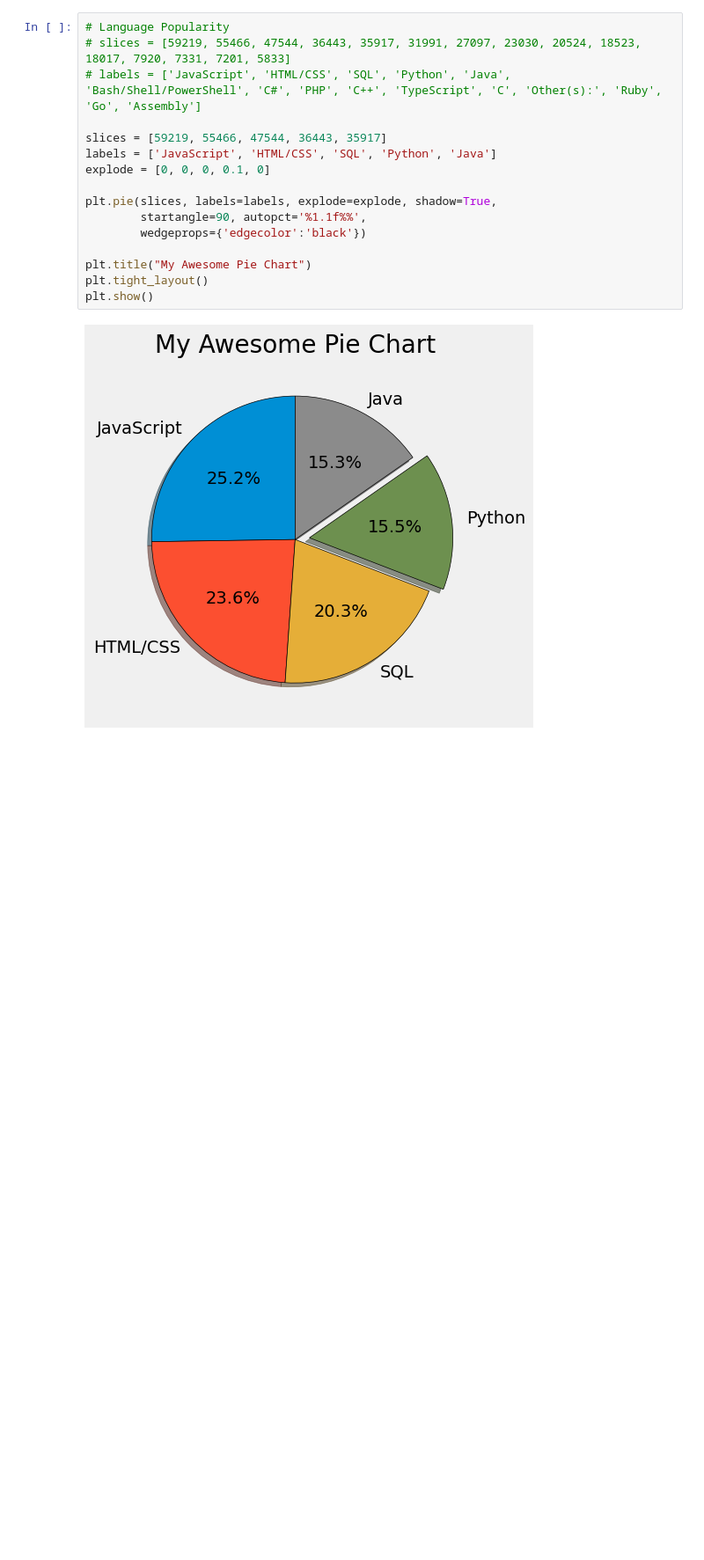
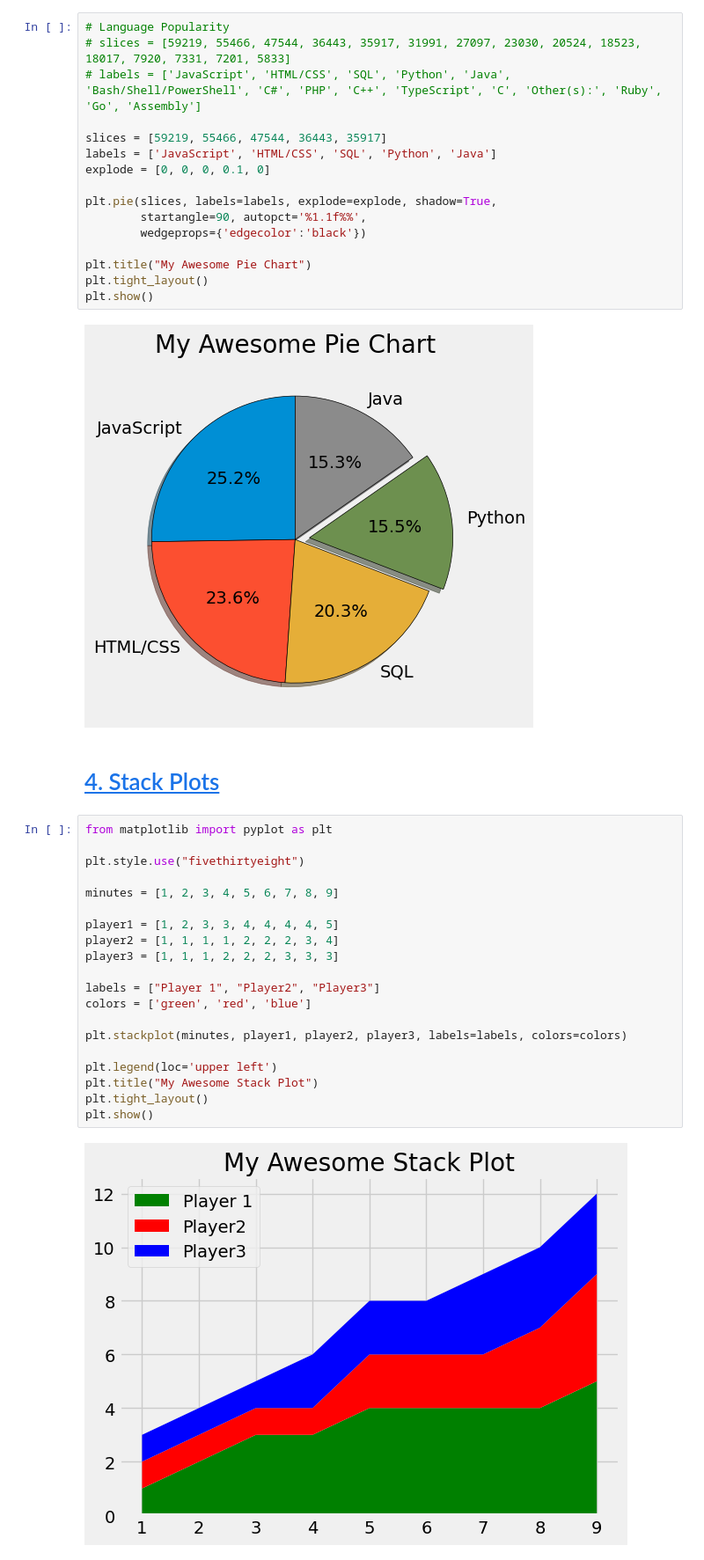
Before and after one commit to davidzheng66/python3, a Jupyter notebook: matplotlib/matplot.ipynb, the cells around one changed output. Shown at 88% size. Saved outputs shown, nothing was run; the diff lists cells and outputs as text; blank space fills up the shorter version.

Commit message:
Add stack plots

```diff
--- a/matplotlib/matplot.ipynb
+++ b/matplotlib/matplot.ipynb
@@ -261,3 +261,27 @@ plt.tight_layout()
 plt.show()
 # %% [output]
 [figure]
+# %% [markdown]
+# [4. Stack Plots](https://www.youtube.com/watch?v=xN-Supd4H38&list=PL-osiE80TeTt2d9bfVyTiXJA-UTHn6WwU&index=115)
+# %%
+from matplotlib import pyplot as plt
+
+plt.style.use("fivethirtyeight")
+
+minutes = [1, 2, 3, 4, 5, 6, 7, 8, 9]
+
+player1 = [1, 2, 3, 3, 4, 4, 4, 4, 5]
+player2 = [1, 1, 1, 1, 2, 2, 2, 3, 4]
+player3 = [1, 1, 1, 2, 2, 2, 3, 3, 3]
+
+labels = ["Player 1", "Player2", "Player3"]
+colors = ['green', 'red', 'blue']
+
+plt.stackplot(minutes, player1, player2, player3, labels=labels, colors=colors)
+
+plt.legend(loc='upper left')
+plt.title("My Awesome Stack Plot")
+plt.tight_layout()
+plt.show()
+# %% [output]
+[figure, added]
```
Also changed, not shown: parts of 1 cell of this notebook.
